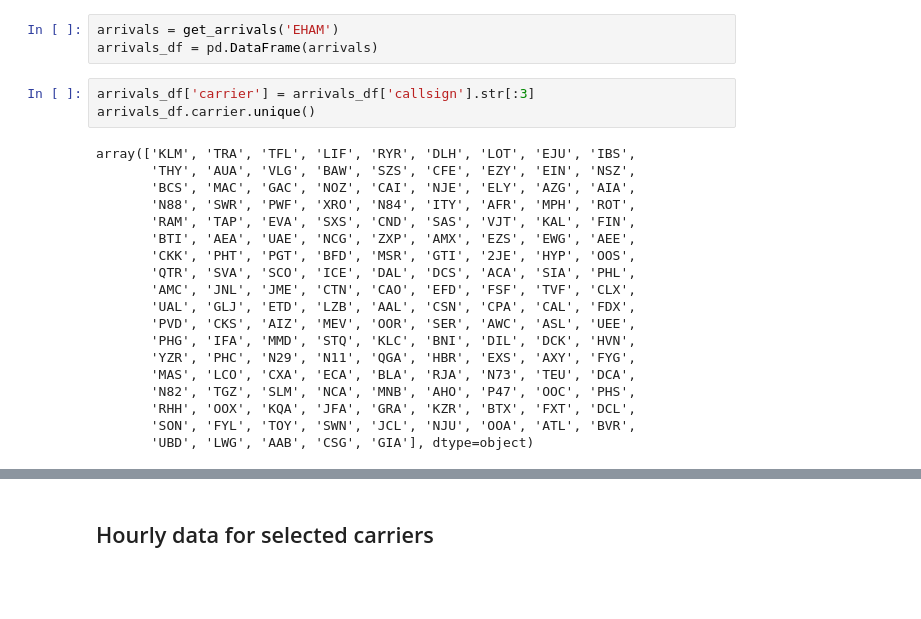
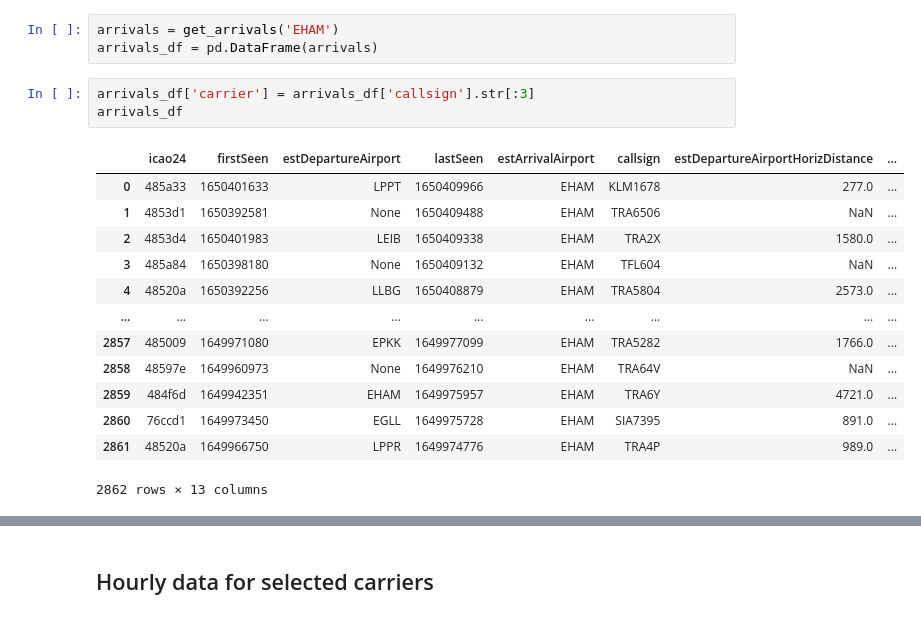
Before and after one commit to ivanthung/schiphol, a Jupyter notebook: Schiphol_analysis.ipynb, the cells around one changed output, grey strips where cells are left out. Saved outputs shown, nothing was run; the diff lists cells and outputs as text; blank space fills up the shorter version.

Commit message:
Made notebook more general so that it works for all airport codes

```diff
--- a/Schiphol_analysis.ipynb
+++ b/Schiphol_analysis.ipynb
@@ -27,26 +30,21 @@ arrivals = get_arrivals('EHAM')
 arrivals_df = pd.DataFrame(arrivals)
 # %%
 arrivals_df['carrier'] = arrivals_df['callsign'].str[:3]
-arrivals_df.carrier.unique()
+arrivals_df
 # %% [output]
+|  | icao24 | firstSeen | estDepartureAirport | lastSeen | estArrivalAirport | callsign | estDepartureAirportHorizDistance | ... |
+| 0 | 485a33 | 1650401633 | LPPT | 1650409966 | EHAM | KLM1678 | 277.0 | ... |
+| 1 | 4853d1 | 1650392581 | None | 1650409488 | EHAM | TRA6506 | NaN | ... |
+| 2 | 4853d4 | 1650401983 | LEIB | 1650409338 | EHAM | TRA2X | 1580.0 | ... |
+| 3 | 485a84 | 1650398180 | None | 1650409132 | EHAM | TFL604 | NaN | ... |
+| 4 | 48520a | 1650392256 | LLBG | 1650408879 | EHAM | TRA5804 | 2573.0 | ... |
+| ... | ... | ... | ... | ... | ... | ... | ... | ... |
+| 2857 | 485009 | 1649971080 | EPKK | 1649977099 | EHAM | TRA5282 | 1766.0 | ... |
+| 2858 | 48597e | 1649960973 | None | 1649976210 | EHAM | TRA64V | NaN | ... |
+| 2859 | 484f6d | 1649942351 | EHAM | 1649975957 | EHAM | TRA6Y | 4721.0 | ... |
+| 2860 | 76ccd1 | 1649973450 | EGLL | 1649975728 | EHAM | SIA7395 | 891.0 | ... |
+| 2861 | 48520a | 1649966750 | LPPR | 1649974776 | EHAM | TRA4P | 989.0 | ... |
-array(['KLM', 'TRA', 'TFL', 'LIF', 'RYR', 'DLH', 'LOT', 'EJU', 'IBS',
-       'THY', 'AUA', 'VLG', 'BAW', 'SZS', 'CFE', 'EZY', 'EIN', 'NSZ',
-       'BCS', 'MAC', 'GAC', 'NOZ', 'CAI', 'NJE', 'ELY', 'AZG', 'AIA',
-       'N88', 'SWR', 'PWF', 'XRO', 'N84', 'ITY', 'AFR', 'MPH', 'ROT',
-       'RAM', 'TAP', 'EVA', 'SXS', 'CND', 'SAS', 'VJT', 'KAL', 'FIN',
-       'BTI', 'AEA', 'UAE', 'NCG', 'ZXP', 'AMX', 'EZS', 'EWG', 'AEE',
-       'CKK', 'PHT', 'PGT', 'BFD', 'MSR', 'GTI', '2JE', 'HYP', 'OOS',
-       'QTR', 'SVA', 'SCO', 'ICE', 'DAL', 'DCS', 'ACA', 'SIA', 'PHL',
-       'AMC', 'JNL', 'JME', 'CTN', 'CAO', 'EFD', 'FSF', 'TVF', 'CLX',
-       'UAL', 'GLJ', 'ETD', 'LZB', 'AAL', 'CSN', 'CPA', 'CAL', 'FDX',
-       'PVD', 'CKS', 'AIZ', 'MEV', 'OOR', 'SER', 'AWC', 'ASL', 'UEE',
-       'PHG', 'IFA', 'MMD', 'STQ', 'KLC', 'BNI', 'DIL', 'DCK', 'HVN',
-       'YZR', 'PHC', 'N29', 'N11', 'QGA', 'HBR', 'EXS', 'AXY', 'FYG',
-       'MAS', 'LCO', 'CXA', 'ECA', 'BLA', 'RJA', 'N73', 'TEU', 'DCA',
-       'N82', 'TGZ', 'SLM', 'NCA', 'MNB', 'AHO', 'P47', 'OOC', 'PHS',
-       'RHH', 'OOX', 'KQA', 'JFA', 'GRA', 'KZR', 'BTX', 'FXT', 'DCL',
-       'SON', 'FYL', 'TOY', 'SWN', 'JCL', 'NJU', 'OOA', 'ATL', 'BVR',
-       'UBD', 'LWG', 'AAB', 'CSG', 'GIA'], dtype=object)
+2862 rows × 13 columns
 # %%
 arrivals_df['lastSeen'] = pd.to_datetime(arrivals_df['lastSeen'],unit='s')
 arrivals_df['firstSeen'] = pd.to_datetime(arrivals_df['firstSeen'],unit='s')
```
Also changed, not shown: parts of 7 cells of this notebook.
